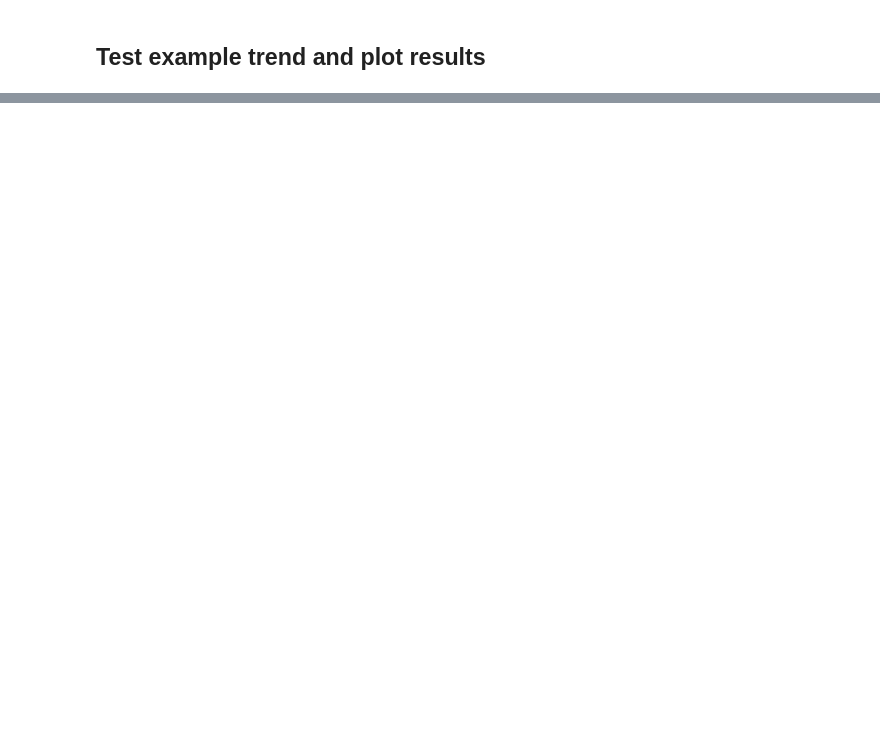
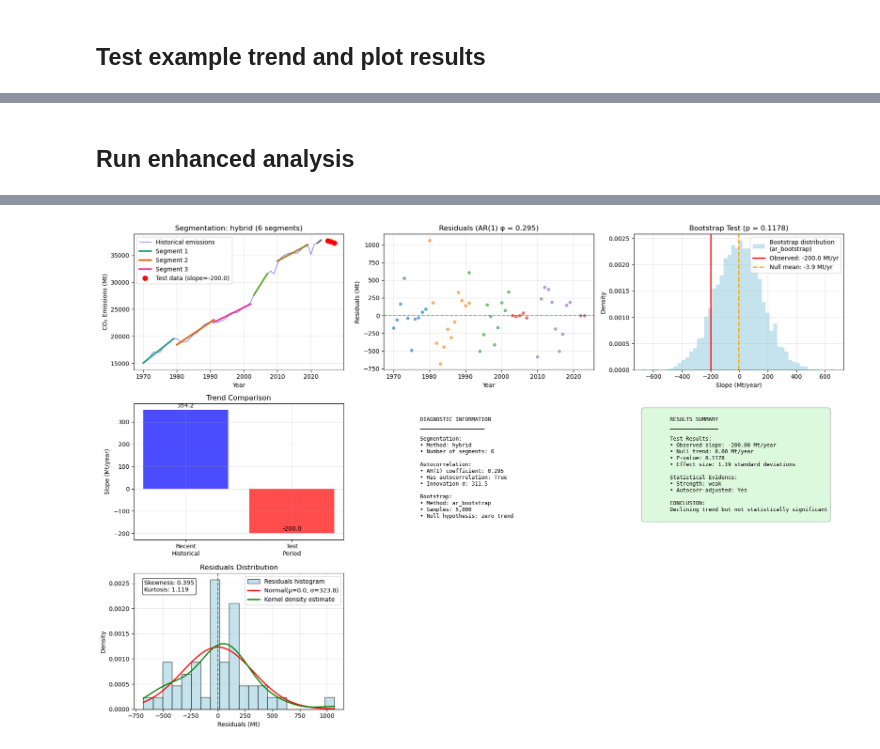
Before and after one commit to nezzag/peaking_test, a Jupyter notebook: notebooks/test_peaker.ipynb, the cells around one changed output, grey strips where cells are left out. Cells and saved outputs as stored; diff of their text form; code cells hidden in the pictures; blank space fills up the shorter version.

```diff
--- a/notebooks/test_peaker.ipynb
+++ b/notebooks/test_peaker.ipynb
@@ -127,0 +173,10 @@ peak_tester.plot_analysis()
+# %%
+# Define your test data (recent years you want to test for peak)
+
+test_data = [
+    (2025, 37700),
+    (2026, 37500),
+    (2027, 37300),
+]
+
+print("Test data defined:")
@@ -127,0 +411,65 @@ peak_tester.plot_analysis()
+# %% [markdown]
+## Run enhanced analysis
+# %%
+# Cell 4: Run the complete enhanced analysis
+
+print("\nRunning Complete Enhanced Emissions Peak Test...")
+print("=" * 60)
+
+# select years of major events to consider
+major_events = [1991, 2008, 2020]
+
+
+# # Default behavior (test all methods, pick optimal)
+# complete_test.optimize_segments(data_version = 'raw')
+
+# # Use hybrid approach (dynamic within event periods)
+complete_test.optimize_segments(force_method='hybrid', data_version = 'excluded', event_years=major_events) # data_version must be 'raw', 'excluded', or 'interpolated'
+
+# Test all methods including events, but let algorithm pick best
+# complete_test.optimize_segments(event_years=major_events, data_version = 'excluded')  # Tests all 4 methods
+
+
+# # test why equal segments are favoured
+# segments_info = complete_test.optimal_segments
+
+# print("SEGMENTATION COMPARISON:")
+# print("=" * 40)
+
+# for method_result in segments_info['all_tested']:
+#     method = method_result['method']
+#     score = method_result['score']
+#     n_segments = len(method_result['segments'])
+
+#     if method == 'equal':
+#         seg_len = method_result['segment_length']
+#         print(f"Equal segments (length {seg_len}): {n_segments} segments, score = {score:.1f}")
+#     else:
+#         print(f"Dynamic segments: {n_segments} segments, score = {score:.1f}")
+
+# print(f"\nBest method: {segments_info['best']['method']}")
+
+
+complete_test.analyze_autocorrelation(data_version = 'interpolated') # Use interpolation where anomalous data removed (can also choose use_segmentation_data = True)
+complete_test.create_noise_generator()
+complete_test.set_test_data(test_data, recent_years_for_trend=5) # change years for trend - 5 years gives the shallowest trend
+
+results = complete_test.run_complete_bootstrap_test(
+    n_bootstrap=5000,
+    null_hypothesis="zero_trend",  # Test for acceleration vs recent trend - can select "recent_trend" or "zero_trend" to test against null hypothesis of flat line
+    bootstrap_method="ar_bootstrap"   # Bootstrap_method: "ar_bootstrap" (factors in autocorrelation), "block_bootstrap", or "white_noise" (residuals are independent over time)
+)
+
+# Cell 5: Display results and interpretation
+print("\nFINAL INTERPRETATION:")
+print("=" * 40)
+
+interpretation = complete_test.interpret_results()
+for key, value in interpretation.items():
+    print(f"{key.replace('_', ' ').title()}: {value}")
+
+# Cell 6: Create comprehensive visualization
+print("\nGenerating comprehensive analysis plot...")
+fig = complete_test.plot_complete_analysis(figsize=(18, 12))
+plt.show()
+# %% [output]
@@ -127,0 +493 @@ peak_tester.plot_analysis()
+[figure, added]
```
Also changed, not shown: parts of 19 cells of this notebook, 3 other files.
